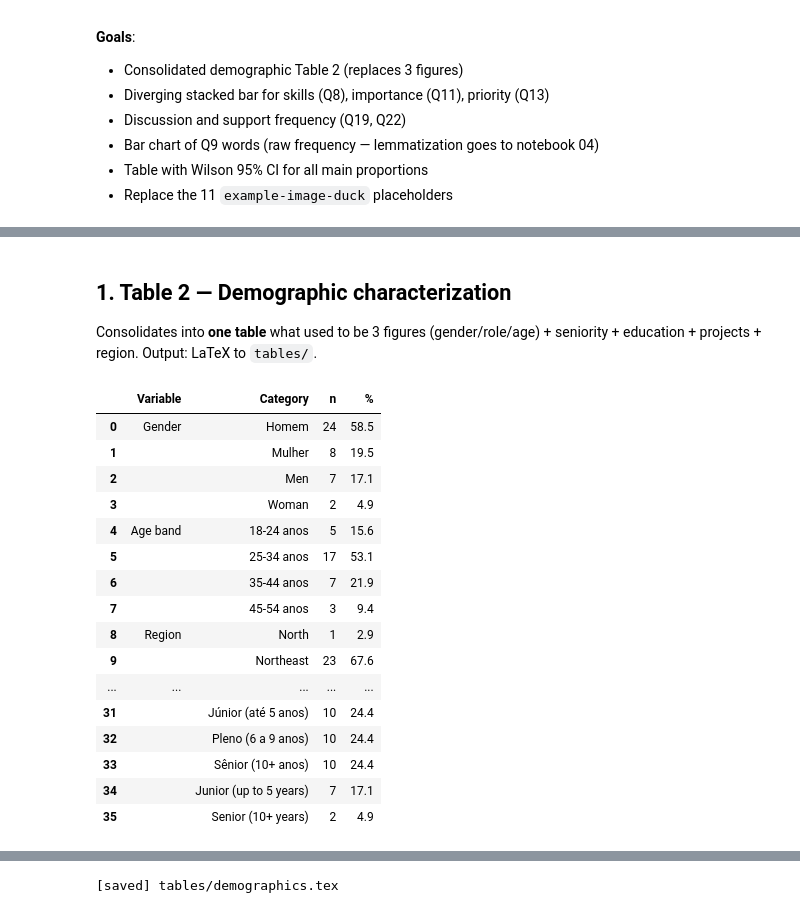
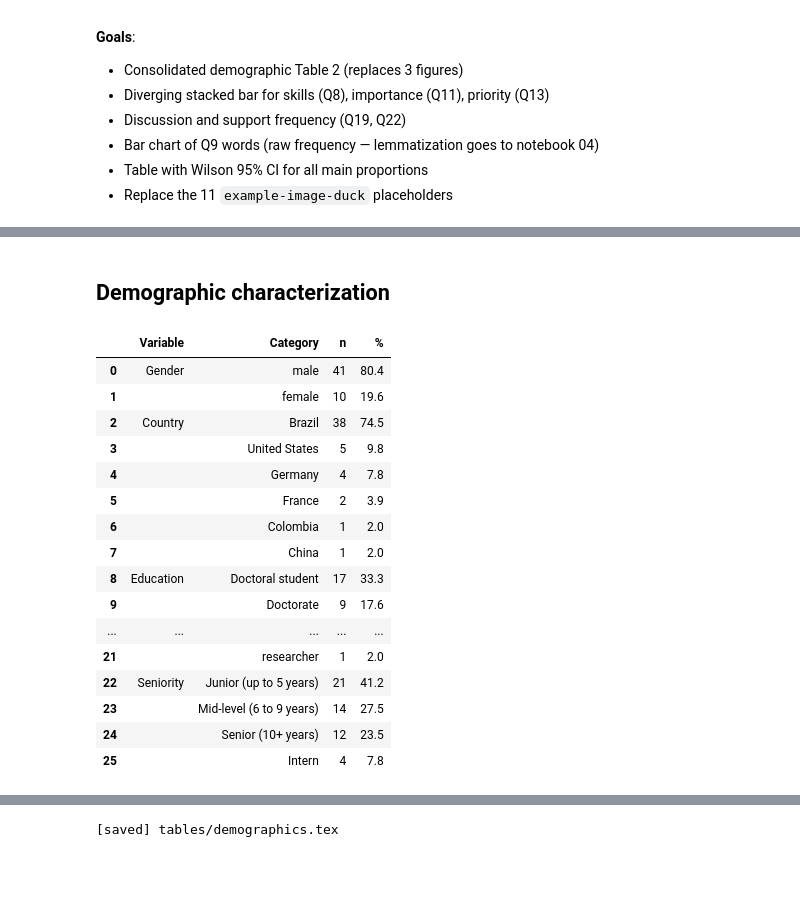
Before and after one commit to reset-ufc/data-quality-requirements-ml-systems, a Jupyter notebook: notebooks/02_descriptive.ipynb, the cells around one changed output, grey strips where cells are left out. Drawn from its saved outputs; the diff is of its cells as text; code cells hidden in the pictures; blank space fills up the shorter version.

Commit message:
demographic plot

```diff
--- a/notebooks/02_descriptive.ipynb
+++ b/notebooks/02_descriptive.ipynb
@@ -39,47 +39,43 @@ N=41, importance=533, priority=533
 # %% [markdown]
-## 1. Table 2 — Demographic characterization
-
-Consolidates into **one table** what used to be 3 figures (gender/role/age) + seniority + education + projects + region. Output: LaTeX to `tables/`.
+## Demographic characterization
 # %%
 def freq_table(series: pd.Series, label: str, order=None) -> pd.DataFrame:
     counts = series.value_counts(dropna=False)
     if order is not None:
         counts = counts.reindex(order).fillna(0).astype(int)
     pct = (counts / counts.sum() * 100).round(1)
     out = pd.DataFrame({"Category": counts.index, "n": counts.values, "%": pct.values})
     out.insert(0, "Variable", "")
     out.iloc[0, 0] = label
     return out
 
 blocks = [
-    freq_table(df["gender"], "Gender"),
-    freq_table(df["age"], "Age band",
-               order=["18-24 anos", "25-34 anos", "35-44 anos", "45-54 anos", "55-64 anos"]),
-    freq_table(df["region"], "Region",
-               order=["North", "Northeast", "Central-West", "Southeast", "South"]),
-    freq_table(df["education"], "Education"),
+    freq_table(df["gender_norm"], "Gender"),
+    freq_table(df["age_band"], "Age band",
+               order=["18-24 years", "25-34 years", "35-44 years", "45-54 years", "55-64 years"]),
+    freq_table(df["norm_country"], "Country"),
+    freq_table(df["education_norm"], "Education"),
     freq_table(df["role_group"], "Role"),
-    freq_table(df["seniority"], "Seniority",
-               order=list(U.SENIORITY_ORDINAL.keys())),
+    freq_table(df["seniority_norm"], "Seniority"),
 ]
 demo_table = pd.concat(blocks, ignore_index=True)
 demo_table = demo_table[demo_table["n"] > 0].reset_index(drop=True)
 demo_table
 # %% [output]
 |  | Variable | Category | n | % |
-| 0 | Gender | Homem | 24 | 58.5 |
-| 1 |  | Mulher | 8 | 19.5 |
-| 2 |  | Men | 7 | 17.1 |
-| 3 |  | Woman | 2 | 4.9 |
-| 4 | Age band | 18-24 anos | 5 | 15.6 |
-| 5 |  | 25-34 anos | 17 | 53.1 |
-| 6 |  | 35-44 anos | 7 | 21.9 |
-| 7 |  | 45-54 anos | 3 | 9.4 |
-| 8 | Region | North | 1 | 2.9 |
-| 9 |  | Northeast | 23 | 67.6 |
+| 0 | Gender | male | 41 | 80.4 |
+| 1 |  | female | 10 | 19.6 |
+| 2 | Country | Brazil | 38 | 74.5 |
+| 3 |  | United States | 5 | 9.8 |
+| 4 |  | Germany | 4 | 7.8 |
+| 5 |  | France | 2 | 3.9 |
+| 6 |  | Colombia | 1 | 2.0 |
+| 7 |  | China | 1 | 2.0 |
+| 8 | Education | Doctoral student | 17 | 33.3 |
+| 9 |  | Doctorate | 9 | 17.6 |
 | ... | ... | ... | ... | ... |
-| 31 |  | Júnior (até 5 anos) | 10 | 24.4 |
-| 32 |  | Pleno (6 a 9 anos) | 10 | 24.4 |
-| 33 |  | Sênior (10+ anos) | 10 | 24.4 |
-| 34 |  | Junior (up to 5 years) | 7 | 17.1 |
-| 35 |  | Senior (10+ years) | 2 | 4.9 |
+| 21 |  | researcher | 1 | 2.0 |
+| 22 | Seniority | Junior (up to 5 years) | 21 | 41.2 |
+| 23 |  | Mid-level (6 to 9 years) | 14 | 27.5 |
+| 24 |  | Senior (10+ years) | 12 | 23.5 |
+| 25 |  | Intern | 4 | 7.8 |
```
Also changed, not shown: parts of 18 cells of this notebook.
